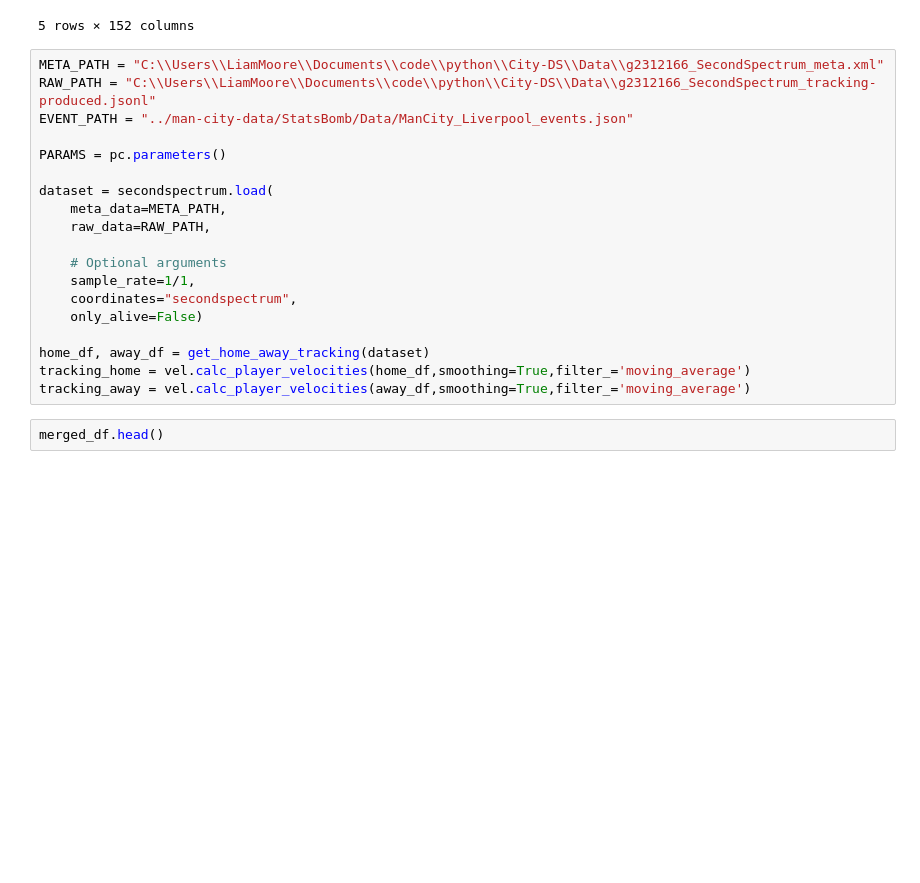
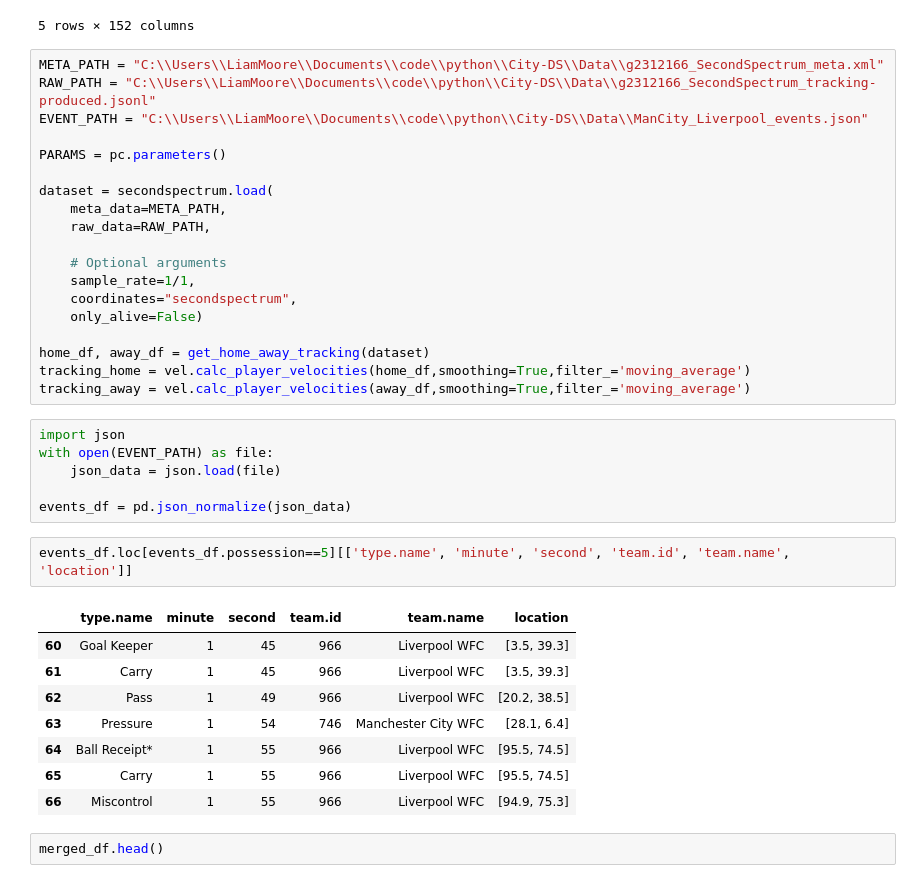
Before and after one commit to liammoore44/City-DS, a Jupyter notebook: notebooks/possession_animation.ipynb, the cells around one changed output. Cells and saved outputs as stored; diff of their text form; blank space fills up the shorter version.

```diff
--- a/notebooks/possession_animation.ipynb
+++ b/notebooks/possession_animation.ipynb
@@ -35,7 +35,7 @@ merged_df.head()
 # %%
 META_PATH = "C:\\Users\\LiamMoore\\Documents\\code\\python\\City-DS\\Data\\g2312166_SecondSpectrum_meta.xml"
 RAW_PATH = "C:\\Users\\LiamMoore\\Documents\\code\\python\\City-DS\\Data\\g2312166_SecondSpectrum_tracking-produced.jsonl"
-EVENT_PATH = "../man-city-data/StatsBomb/Data/ManCity_Liverpool_events.json"
+EVENT_PATH = "C:\\Users\\LiamMoore\\Documents\\code\\python\\City-DS\\Data\\ManCity_Liverpool_events.json"
 
 PARAMS = pc.parameters()
 
@@ -51,6 +51,23 @@ dataset = secondspectrum.load(
 home_df, away_df = get_home_away_tracking(dataset)
 tracking_home = vel.calc_player_velocities(home_df,smoothing=True,filter_='moving_average')
 tracking_away = vel.calc_player_velocities(away_df,smoothing=True,filter_='moving_average')
+# %%
+import json
+with open(EVENT_PATH) as file:
+    json_data = json.load(file)
+
+events_df = pd.json_normalize(json_data)
+# %%
+events_df.loc[events_df.possession==5][['type.name', 'minute', 'second', 'team.id', 'team.name', 'location']]
+# %% [output]
+|  | type.name | minute | second | team.id | team.name | location |
+| 60 | Goal Keeper | 1 | 45 | 966 | Liverpool WFC | [3.5, 39.3] |
+| 61 | Carry | 1 | 45 | 966 | Liverpool WFC | [3.5, 39.3] |
+| 62 | Pass | 1 | 49 | 966 | Liverpool WFC | [20.2, 38.5] |
+| 63 | Pressure | 1 | 54 | 746 | Manchester City WFC | [28.1, 6.4] |
+| 64 | Ball Receipt* | 1 | 55 | 966 | Liverpool WFC | [95.5, 74.5] |
+| 65 | Carry | 1 | 55 | 966 | Liverpool WFC | [95.5, 74.5] |
+| 66 | Miscontrol | 1 | 55 | 966 | Liverpool WFC | [94.9, 75.3] |
 # %%
 merged_df.head()
 # %% [output]
```
Also changed, not shown: parts of 18 cells of this notebook, 6 other files.
